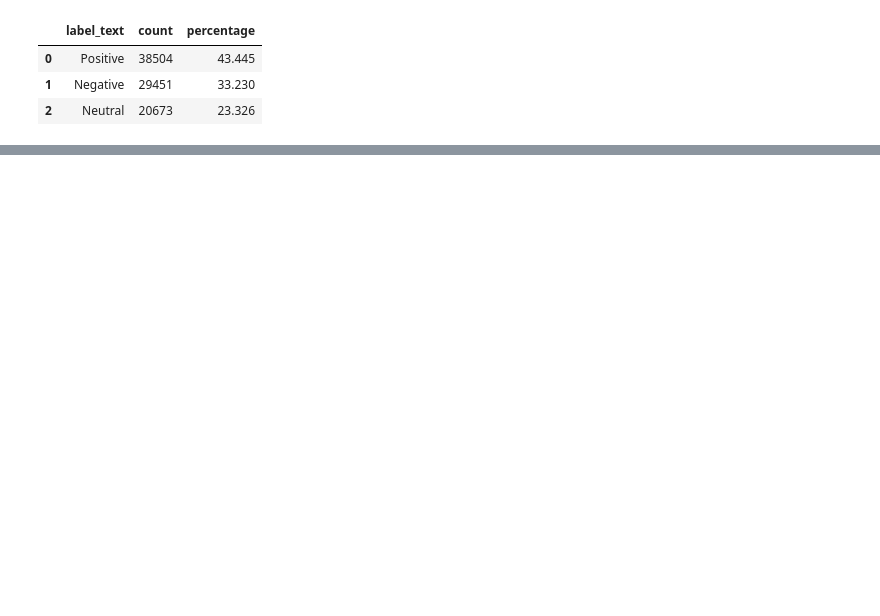
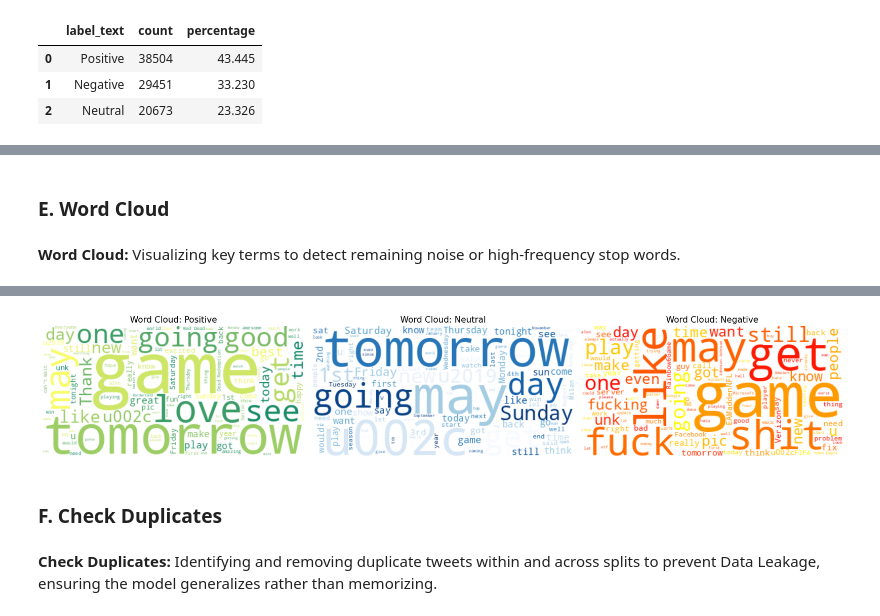
Before and after one commit to NgocMinhUniversityProjects/BTL-NLP, a Jupyter notebook: traditional-sentiment-analysis/main.ipynb, the cells around one changed output, grey strips where cells are left out. Cells and saved outputs as stored; diff of their text form; code cells hidden in the pictures; blank space fills up the shorter version.

```diff
--- a/traditional-sentiment-analysis/main.ipynb
+++ b/traditional-sentiment-analysis/main.ipynb
@@ -181,0 +251,40 @@ Average word count: 18.96459358216365
+# %% [markdown]
+### E. Word Cloud
+# %% [markdown]
+**Word Cloud:** Visualizing key terms to detect remaining noise or high-frequency stop words.
+# %%
+import nltk
+from nltk.corpus import stopwords
+from wordcloud import WordCloud
+import matplotlib.pyplot as plt
+
+nltk.download('stopwords')
+
+def generate_wordclouds(df):
+    stop_words = set(stopwords.words('english'))
+    custom_noise = {'user', 'http', 'rt', 'amp', 'qt', 'tweet', 'twitter'}
+    stop_words.update(custom_noise)
+    plt.figure(figsize=(20, 10))
+    labels = ['Positive', 'Neutral', 'Negative']
+    colors = ['summer', 'Blues', 'autumn']
+
+    for i, label in enumerate(labels):
+        text = " ".join(review for review in df[df['label_text'] == label].text)
+
+        wordcloud = WordCloud(
+            background_color="white",
+            max_words=100,
+            colormap=colors[i],
+            stopwords=stop_words
+        ).generate(text)
+
+        plt.subplot(1, 3, i+1)
+        plt.imshow(wordcloud, interpolation='bilinear')
+        plt.title(f'Word Cloud: {label}', fontsize=15)
+        plt.axis("off")
+
+    plt.tight_layout()
+    plt.show()
+
+generate_wordclouds(df_train)
+# %% [output]
@@ -181,0 +293,5 @@ Average word count: 18.96459358216365
+[figure, added]
+# %% [markdown]
+### F. Check Duplicates
+# %% [markdown]
+**Check Duplicates:** Identifying and removing duplicate tweets within and across splits to prevent Data Leakage, ensuring the model generalizes rather than memorizing.
```
Also changed, not shown: parts of 46 cells of this notebook.
